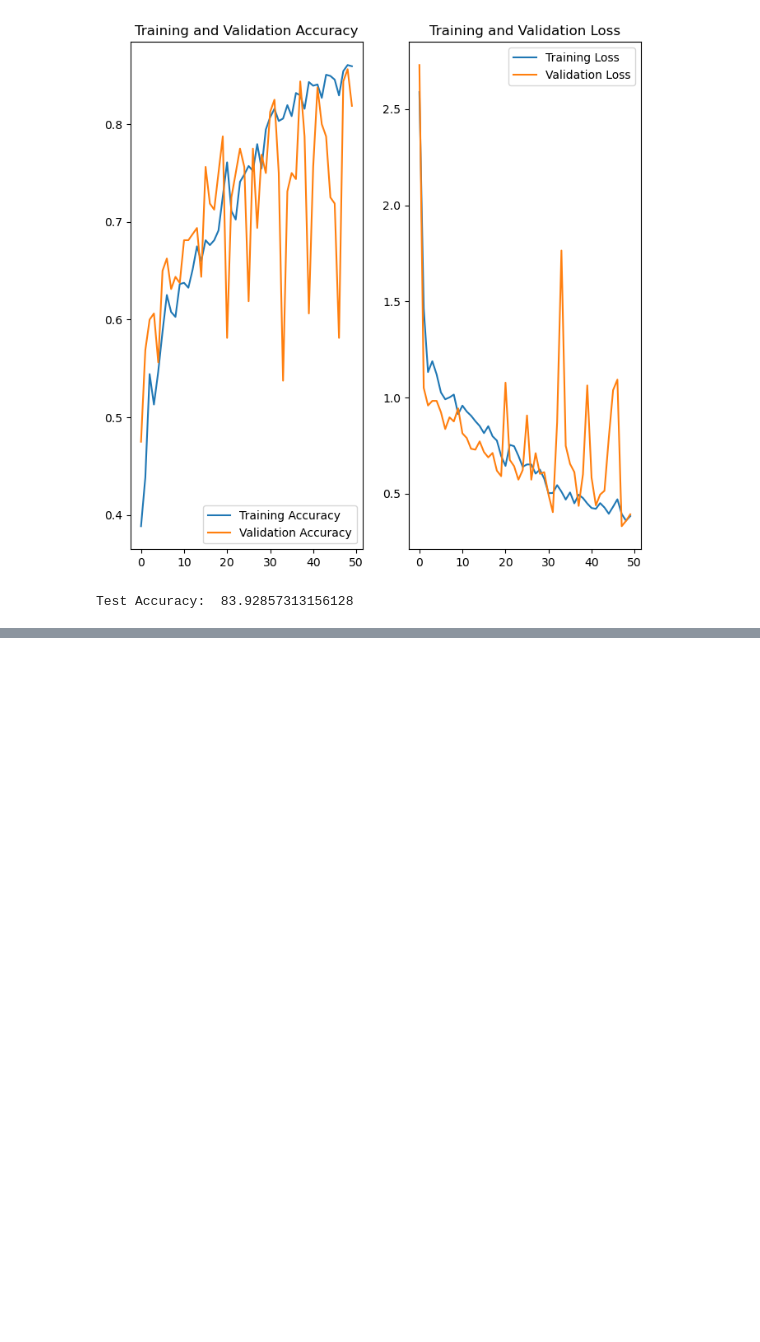
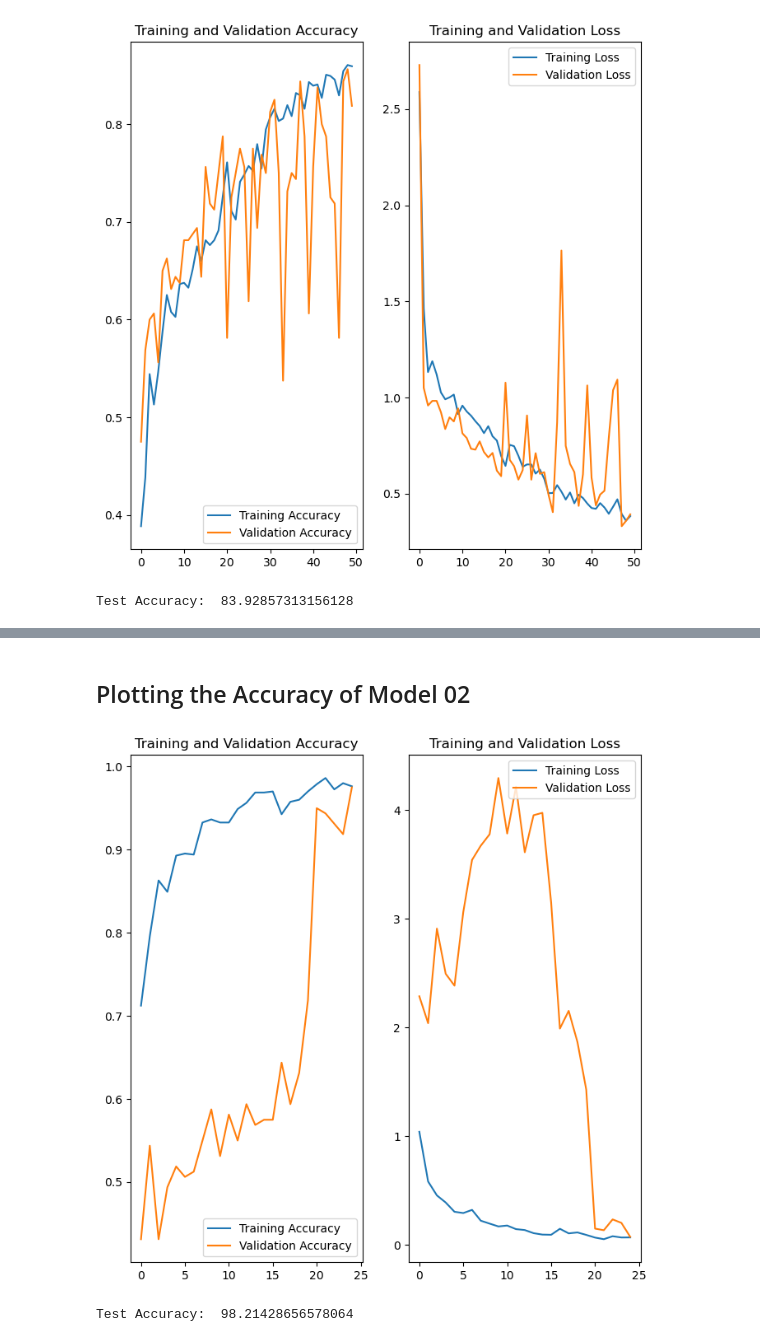
Before and after one commit to sabbirarif/Thesis_Project, a Jupyter notebook: Brinjal_Disease_Detection_Using_Deep_Learning_main_file_(1).ipynb, the cells around one changed output, grey strips where cells are left out. Drawn from its saved outputs; the diff is of its cells as text; code cells hidden in the pictures; blank space fills up the shorter version.

```diff
--- a/Brinjal_Disease_Detection_Using_Deep_Learning_main_file_(1).ipynb
+++ b/Brinjal_Disease_Detection_Using_Deep_Learning_main_file_(1).ipynb
@@ -529,0 +583,14 @@ Test Accuracy:  83.92857313156128
+# %%
+model_02.compile(
+    optimizer='adam',
+    loss=tf.keras.losses.SparseCategoricalCrossentropy(from_logits=False),
+    metrics=['accuracy']
+)
+# %%
+history_02 = model_02.fit(
+    train_ds,
+    batch_size=BATCH_SIZE,
+    validation_data=val_ds,
+    verbose=1,
+    epochs=EPOCHS,
+)
@@ -529,0 +619,29 @@ Test Accuracy:  83.92857313156128
+# %% [markdown]
+## Plotting the Accuracy of Model 02
+# %%
+acc_02 = history_02.history['accuracy']
+val_acc_02= history_02.history['val_accuracy']
+
+loss_02 = history_02.history['loss']
+val_loss_02 = history_02.history['val_loss']
+# %%
+plt.figure(figsize=(8, 8))
+plt.subplot(1, 2, 1)
+plt.plot(range(EPOCHS), acc_02, label='Training Accuracy')
+plt.plot(range(EPOCHS), val_acc_02, label='Validation Accuracy')
+plt.legend(loc='lower right')
+plt.title('Training and Validation Accuracy')
+
+plt.subplot(1, 2, 2)
+plt.plot(range(EPOCHS), loss_02, label='Training Loss')
+plt.plot(range(EPOCHS), val_loss_02, label='Validation Loss')
+plt.legend(loc='upper right')
+plt.title('Training and Validation Loss')
+plt.show()
+# %% [output]
+[figure, added]
+# %%
+cnn_acc_02=scores_02[1]*100
+print(f"Test Accuracy: ",cnn_acc_02)
+# %% [output]
+Test Accuracy:  98.21428656578064
```
Also changed, not shown: parts of 5 cells of this notebook.
